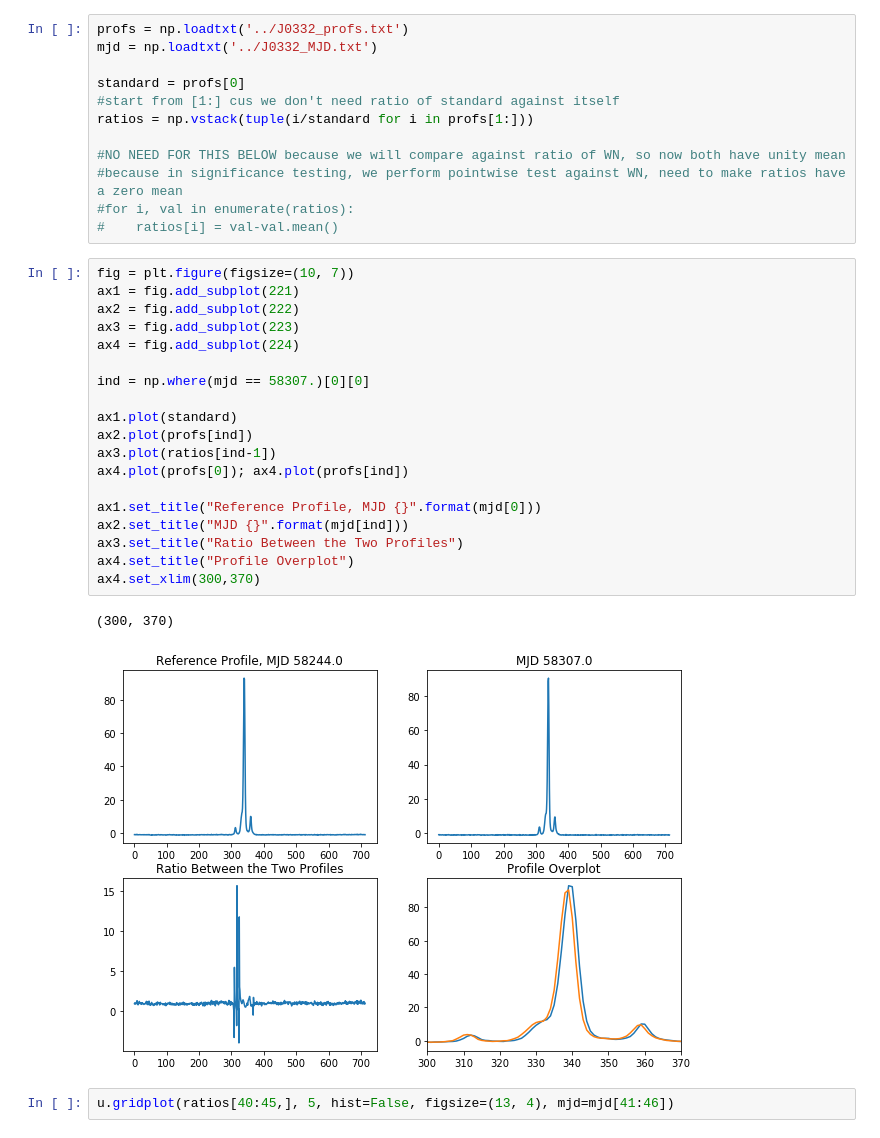
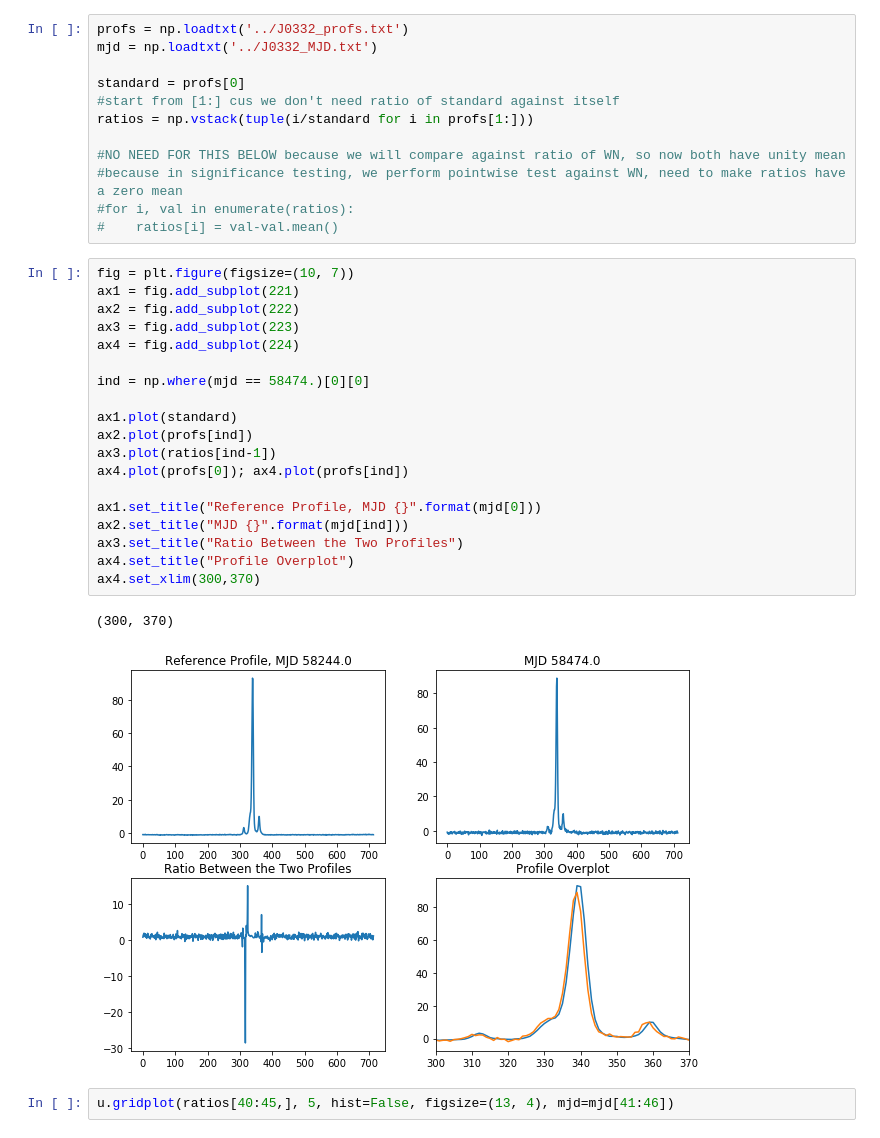
Before and after one commit to minyoungk99/IRES, a Jupyter notebook: other_notebooks/create_ratios_diffs.ipynb, the cells around one changed output. Saved outputs shown, nothing was run; the diff lists cells and outputs as text.

```diff
--- a/other_notebooks/create_ratios_diffs.ipynb
+++ b/other_notebooks/create_ratios_diffs.ipynb
@@ -29,25 +29,25 @@ ratios = np.vstack(tuple(i/standard for i in profs[1:]))
 # %%
 fig = plt.figure(figsize=(10, 7))
 ax1 = fig.add_subplot(221)
 ax2 = fig.add_subplot(222)
 ax3 = fig.add_subplot(223)
 ax4 = fig.add_subplot(224)
 
-ind = np.where(mjd == 58307.)[0][0]
+ind = np.where(mjd == 58474.)[0][0]
 
 ax1.plot(standard)
 ax2.plot(profs[ind])
 ax3.plot(ratios[ind-1])
 ax4.plot(profs[0]); ax4.plot(profs[ind])
 
 ax1.set_title("Reference Profile, MJD {}".format(mjd[0]))
 ax2.set_title("MJD {}".format(mjd[ind]))
 ax3.set_title("Ratio Between the Two Profiles")
 ax4.set_title("Profile Overplot")
 ax4.set_xlim(300,370)
 # %% [output]
 (300, 370)
-[figure, old version]
+[figure, new version]
 # %%
 u.gridplot(ratios[40:45,], 5, hist=False, figsize=(13, 4), mjd=mjd[41:46])
 # %% [output]
```
Also changed, not shown: parts of 3 cells of this notebook, 14 other files.
